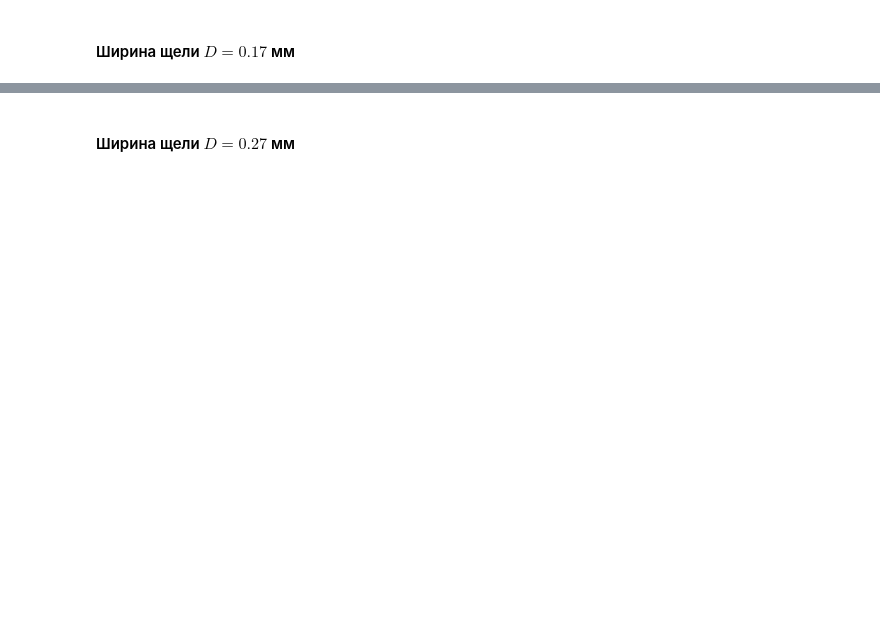
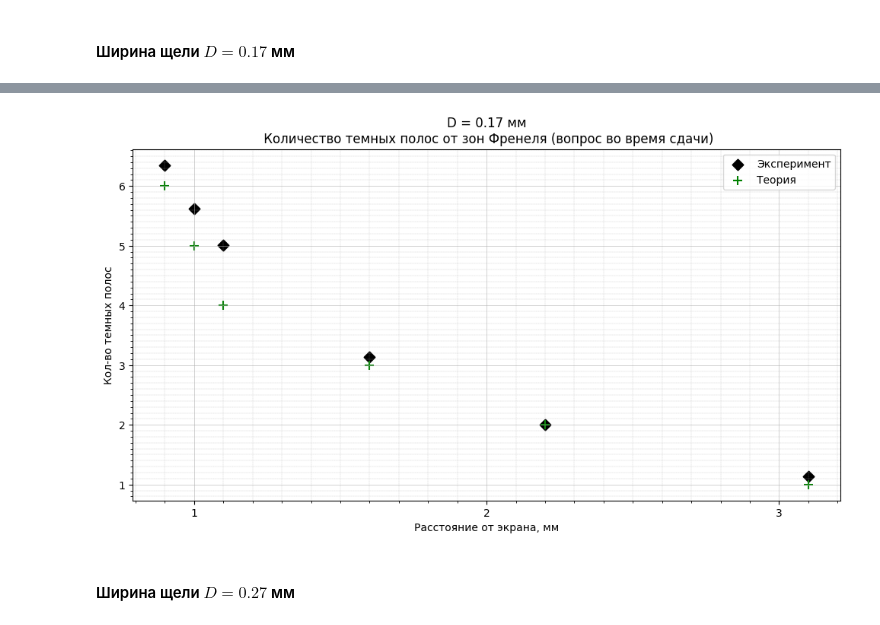
Before and after one commit to UmbrellaLeaf5/physics_lab_works, a Jupyter notebook: 4_sem/4.3.1/4.3.1.ipynb, the cells around one changed output, grey strips where cells are left out. Drawn from its saved outputs; the diff is of its cells as text; code cells hidden in the pictures; blank space fills up the shorter version.

```diff
--- a/4_sem/4.3.1/4.3.1.ipynb
+++ b/4_sem/4.3.1/4.3.1.ipynb
@@ -70,3 +77,38 @@ polt.show()
+# %%
+_, ax = polt.subplots(1, 1, figsize=(12, 6))
+
+ax.set_title("D = 0.17 мм\n Количество темных полос от зон Френеля (вопрос во время сдачи)")
+ax.set_xlabel("Расстояние от экрана, мм")
+ax.set_ylabel("Кол-во темных полос")
+
+ax.scatter(experiment_dists[0.17],
+           # 2*4 * experiment_dists[0.17]- это подгоняний,
+           # на самом деле, должно быть просто 4 (= 2**2) * experiment_dists[0.17]
+           D_1**2 / (2*4 * experiment_dists[0.17]*10**(-3) * lambda_green) - 1,
+           s=50,
+           linewidths=1.5,
+           marker="D",
+           color="black",
+           label="Эксперимент")
+
+ax.scatter(experiment_dists[0.17],
+           m_points,
+           s=75,
+           marker="+",
+           label="Теория",
+           color="green")
+
+ax.xaxis.set_major_locator(MultipleLocator(1))
+ax.xaxis.set_minor_locator(AutoMinorLocator(10))
+ax.yaxis.set_minor_locator(AutoMinorLocator(10))
+
+polt.grid(which='minor', linestyle='--', linewidth=0.2)
+polt.grid(which='major', linewidth=0.4)
+
+polt.legend()
+polt.show()
+# %% [output]
+[figure, added]
 # %% [markdown]
 #### Ширина щели $ D = 0.27 $ мм
 # %%
```
Also changed, not shown: parts of 16 cells of this notebook.
